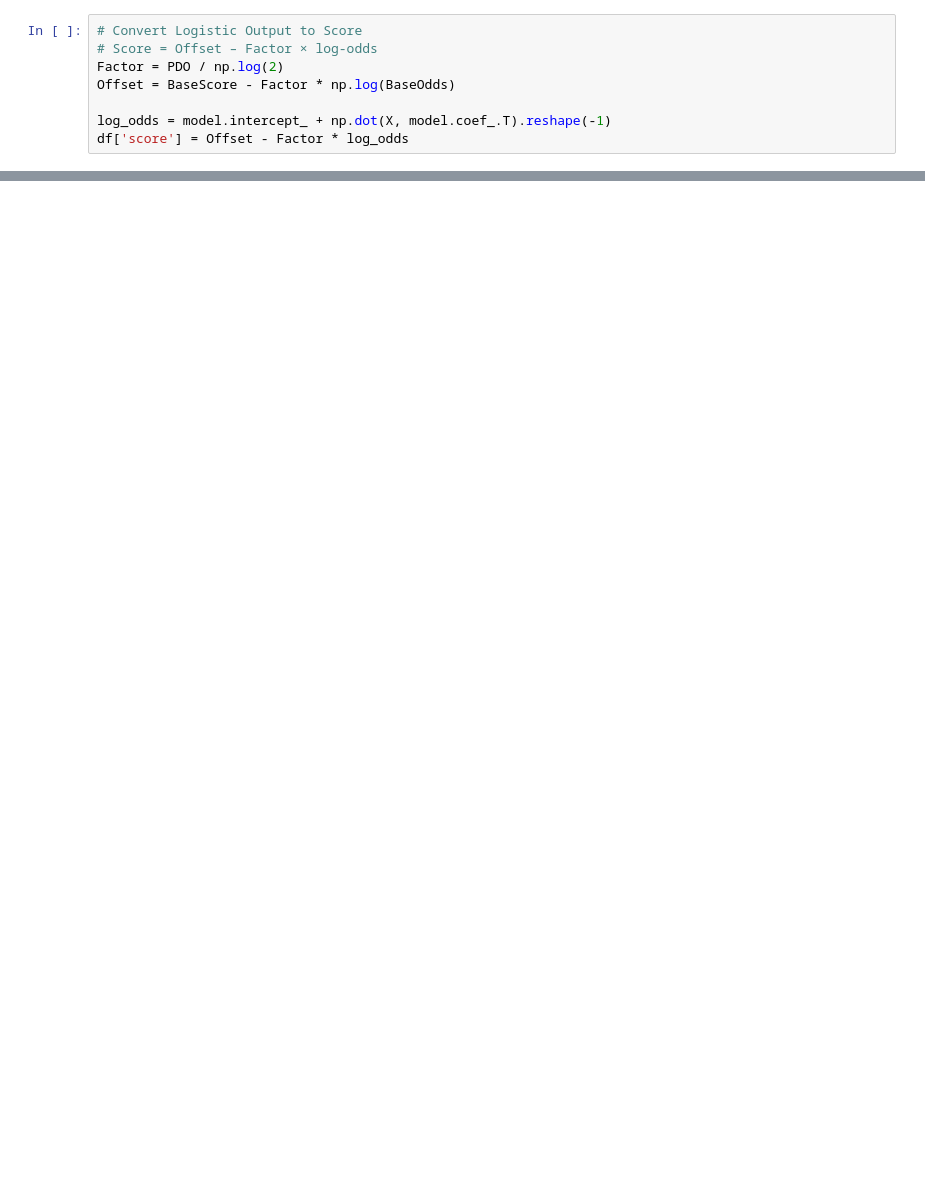
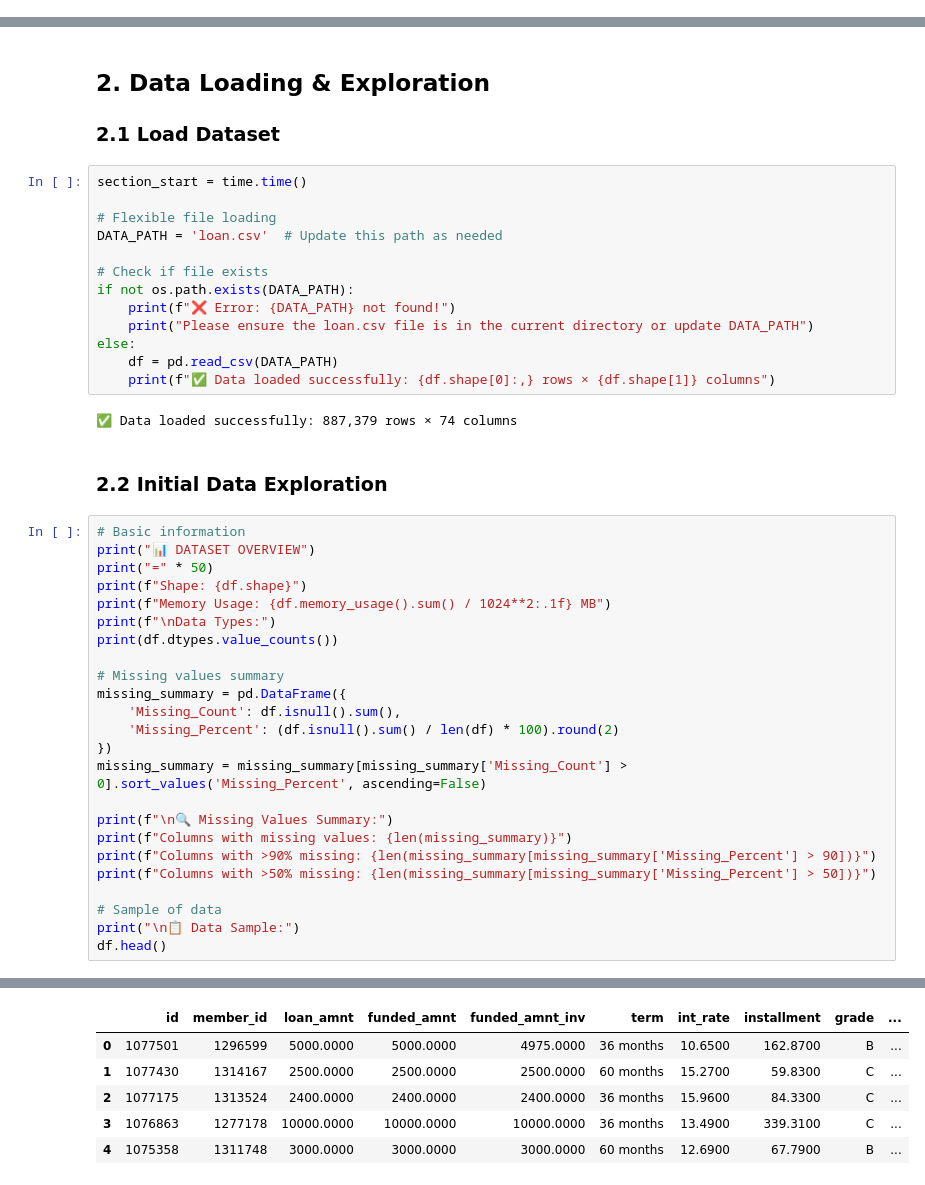
Before and after one commit to anushrut93/Credit-Risk-Analysis, a Jupyter notebook: credit-risk-prediction.ipynb, the cells around one changed output, grey strips where cells are left out. Drawn from its saved outputs; the diff is of its cells as text; blank space fills up the shorter version.

```diff
--- a/credit-risk-prediction.ipynb
+++ b/credit-risk-prediction.ipynb
@@ -1236,8 +0,0 @@ BaseOdds = 50      # Base odds = Good : Bad = 50:1
-# %%
-# Convert Logistic Output to Score
-# Score = Offset – Factor × log-odds
-Factor = PDO / np.log(2)
-Offset = BaseScore - Factor * np.log(BaseOdds)
-
-log_odds = model.intercept_ + np.dot(X, model.coef_.T).reshape(-1)
-df['score'] = Offset - Factor * log_odds
@@ -1563,0 +111,46 @@ for step in next_steps:
+# %% [markdown]
+## 2. Data Loading & Exploration
+
+### 2.1 Load Dataset
+# %%
+section_start = time.time()
+
+# Flexible file loading
+DATA_PATH = 'loan.csv'  # Update this path as needed
+
+# Check if file exists
+if not os.path.exists(DATA_PATH):
+    print(f"❌ Error: {DATA_PATH} not found!")
+    print("Please ensure the loan.csv file is in the current directory or update DATA_PATH")
+else:
+    df = pd.read_csv(DATA_PATH)
+    print(f"✅ Data loaded successfully: {df.shape[0]:,} rows × {df.shape[1]} columns")
+# %% [output]
+✅ Data loaded successfully: 887,379 rows × 74 columns
+# %% [markdown]
+### 2.2 Initial Data Exploration
+# %%
+# Basic information
+print("📊 DATASET OVERVIEW")
+print("=" * 50)
+print(f"Shape: {df.shape}")
+print(f"Memory Usage: {df.memory_usage().sum() / 1024**2:.1f} MB")
+print(f"\nData Types:")
+print(df.dtypes.value_counts())
+
+# Missing values summary
+missing_summary = pd.DataFrame({
+    'Missing_Count': df.isnull().sum(),
+    'Missing_Percent': (df.isnull().sum() / len(df) * 100).round(2)
+})
+missing_summary = missing_summary[missing_summary['Missing_Count'] > 0].sort_values('Missing_Percent', ascending=False)
+
+print(f"\n🔍 Missing Values Summary:")
+print(f"Columns with missing values: {len(missing_summary)}")
+print(f"Columns with >90% missing: {len(missing_summary[missing_summary['Missing_Percent'] > 90])}")
+print(f"Columns with >50% missing: {len(missing_summary[missing_summary['Missing_Percent'] > 50])}")
+
+# Sample of data
+print("\n📋 Data Sample:")
+df.head()
+# %% [output]
@@ -1563,0 +174,6 @@ for step in next_steps:
+|  | id | member_id | loan_amnt | funded_amnt | funded_amnt_inv | term | int_rate | installment | grade | ... |
+| 0 | 1077501 | 1296599 | 5000.0000 | 5000.0000 | 4975.0000 | 36 months | 10.6500 | 162.8700 | B | ... |
+| 1 | 1077430 | 1314167 | 2500.0000 | 2500.0000 | 2500.0000 | 60 months | 15.2700 | 59.8300 | C | ... |
+| 2 | 1077175 | 1313524 | 2400.0000 | 2400.0000 | 2400.0000 | 36 months | 15.9600 | 84.3300 | C | ... |
+| 3 | 1076863 | 1277178 | 10000.0000 | 10000.0000 | 10000.0000 | 36 months | 13.4900 | 339.3100 | C | ... |
+| 4 | 1075358 | 1311748 | 3000.0000 | 3000.0000 | 3000.0000 | 60 months | 12.6900 | 67.7900 | B | ... |
```
Also changed, not shown: parts of 175 cells of this notebook.
